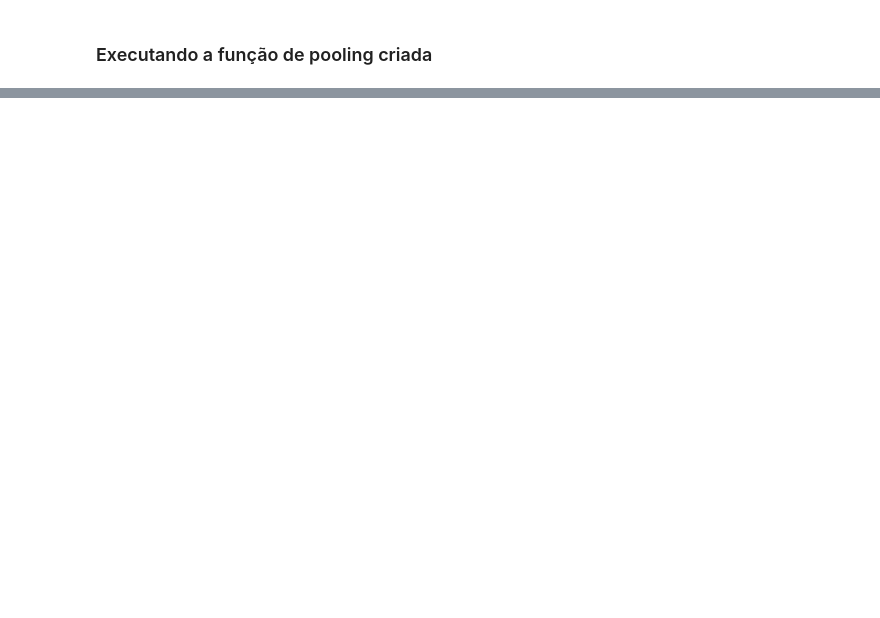
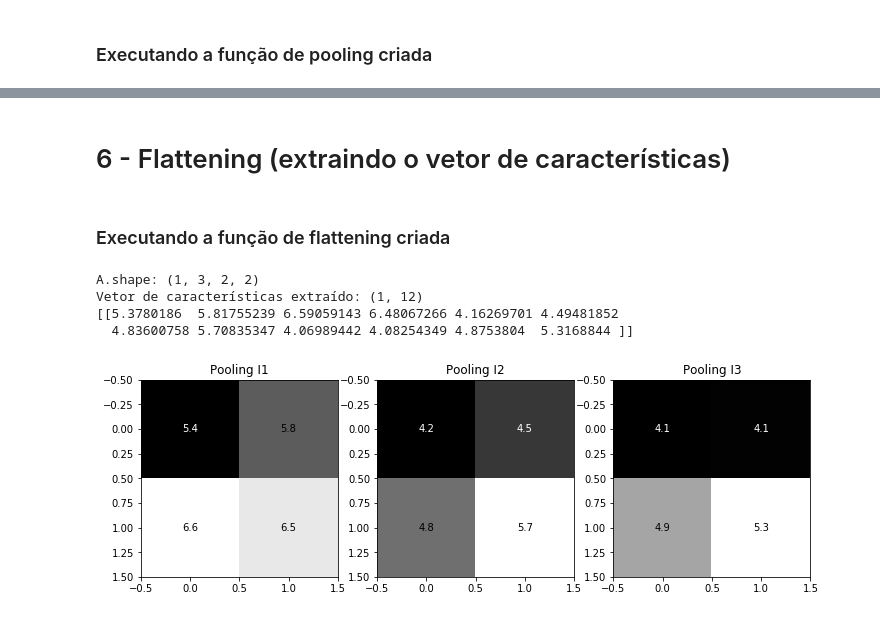
Before and after one commit to dalifreire/cnn_hello_world, a Jupyter notebook: cnn_step_by_step.ipynb, the cells around one changed output, grey strips where cells are left out. Cells and saved outputs as stored; diff of their text form; code cells hidden in the pictures; blank space fills up the shorter version.

```diff
--- a/cnn_step_by_step.ipynb
+++ b/cnn_step_by_step.ipynb
@@ -271,6 +310,6 @@ show_img(conv_w3_i1, conv_w6_i1, b[2][0], 'Conv. W3 na Imagem I1', 'Conv. W6 na
 # %%
 # Executando a convolução completa na imagem por meio do método criado
-Z, cache_conv = conv_forward(A_prev, W, b, hparameters)
+Z, cache_conv = conv_forward(X, W, b, hparameters)
 
 show_img(Z[0][0], Z[0][1], Z[0][2], 'Conv. I1', 'Conv. I2', 'Conv. I3')
 # %% [output]
@@ -308,7 +349,7 @@ show_img(output[0][0].detach().numpy(), output[0][1].detach().numpy(), output[0]
 
 <img src="images/relu.jpeg" style="width:500px;height:200px;">
 # %%
-def relu(Z):
+def relu(Z, derivative=False):
     """
     Implementação da função de ativação ReLU
 
@@ -316,6 +357,9 @@ def relu(Z):
     Z -- imagem a ser aplicada a função de ativação ReLU
 
     Returns:
-    Z -- saida da função de ativação ReLU
+    A -- saida da função de ativação ReLU
     """
+    if (derivative == True):
+        return np.where(Z <= 0, 0, 1)
+
     return np.maximum(Z, 0, Z)
@@ -537,0 +508,39 @@ db_mean = 42.993433132004306
+# %% [markdown]
+# 6 - Flattening (extraindo o vetor de características)
+# %%
+def flatten(X):
+    """
+    Transforma a matriz n-dimensional 'x' em um vetor de características.
+    """
+    #return X.flatten()
+    #return X.reshape((X.shape[0], 1))
+    #return X.reshape(X.shape[0], -1).T
+    return X.reshape(X.shape[0], -1)
+# %% [markdown]
+### Executando a função de flattening criada
+# %%
+np.random.seed(1)
+X = np.random.rand(1,2,7,7)
+W = np.random.rand(3,2,3,3)
+b = np.random.rand(3,1,1,1)
+hparameters = {"pad" : 0, "stride": 1}
+
+Z, cache_conv = conv_forward(X, W, b, hparameters)
+A = relu(Z)
+
+hparameters = {"stride" : 2, "f": 2}
+A, cache_pool = pool_forward(A, hparameters)
+
+# Exibe a saída da camada de pooling
+show_img(A[0][0], A[0][1], A[0][2], 'Pooling I1', 'Pooling I2', 'Pooling I3')
+
+FEAT = flatten(A)
+print(f'A.shape: {A.shape}')
+print(f'Vetor de características extraído: {FEAT.shape}')
+print(FEAT)
+# %% [output]
+A.shape: (1, 3, 2, 2)
+Vetor de características extraído: (1, 12)
+[[5.3780186  5.81755239 6.59059143 6.48067266 4.16269701 4.49481852
+  4.83600758 5.70835347 4.06989442 4.08254349 4.8753804  5.3168844 ]]
+[figure, added]
```
Also changed, not shown: parts of 56 cells of this notebook, 3 other files.
